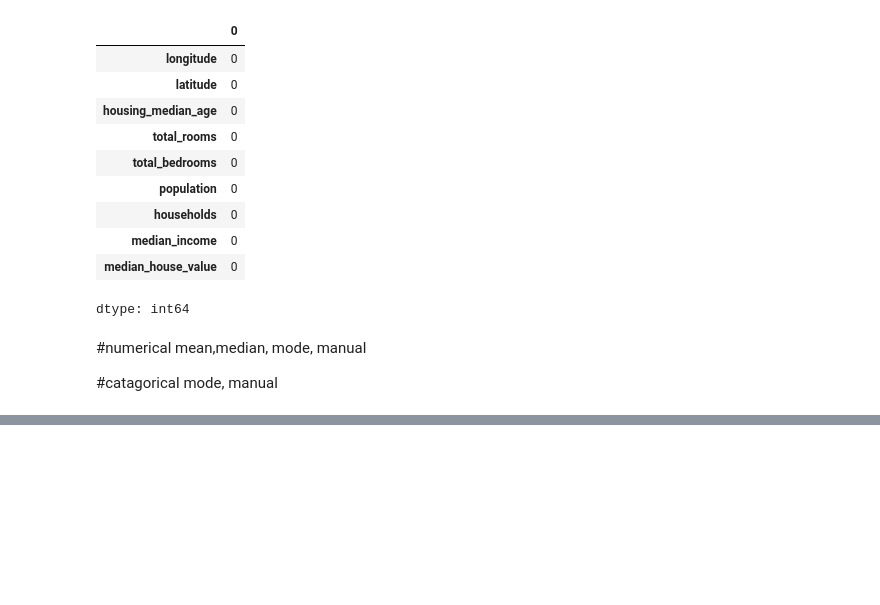
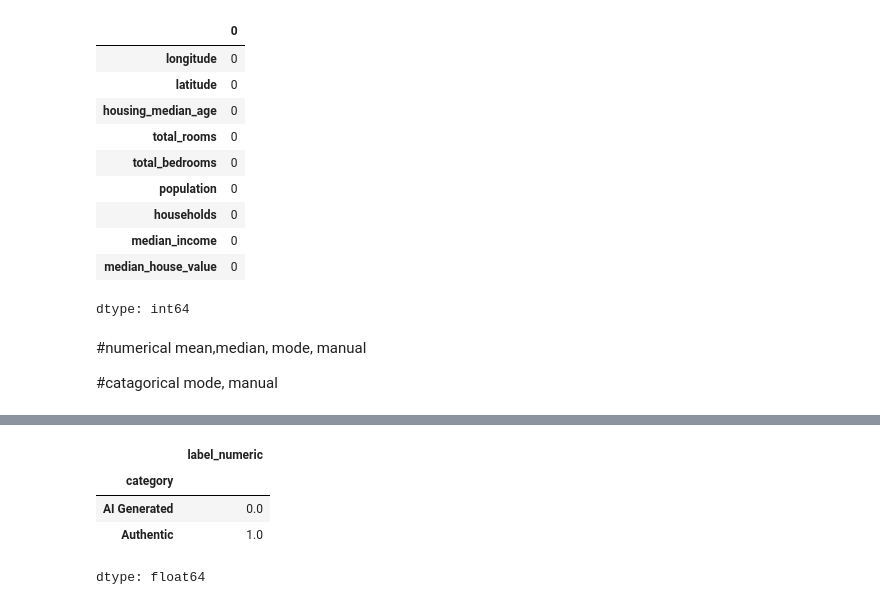
Before and after one commit to Ralein/AI-ML, a Jupyter notebook: Data_Analysis.ipynb, the cells around one changed output, grey strips where cells are left out. Drawn from its saved outputs; the diff is of its cells as text; code cells hidden in the pictures; blank space fills up the shorter version.

```diff
--- a/Data_Analysis.ipynb
+++ b/Data_Analysis.ipynb
@@ -139,0 +298,8 @@ mode, manual
+# %%
+df.groupby('category')['label_numeric'].mean()
+# %% [output]
+|  | label_numeric |
+| category |  |
+| AI Generated | 0.0 |
+| Authentic | 1.0 |
+dtype: float64
```
Also changed, not shown: parts of 12 cells of this notebook.
